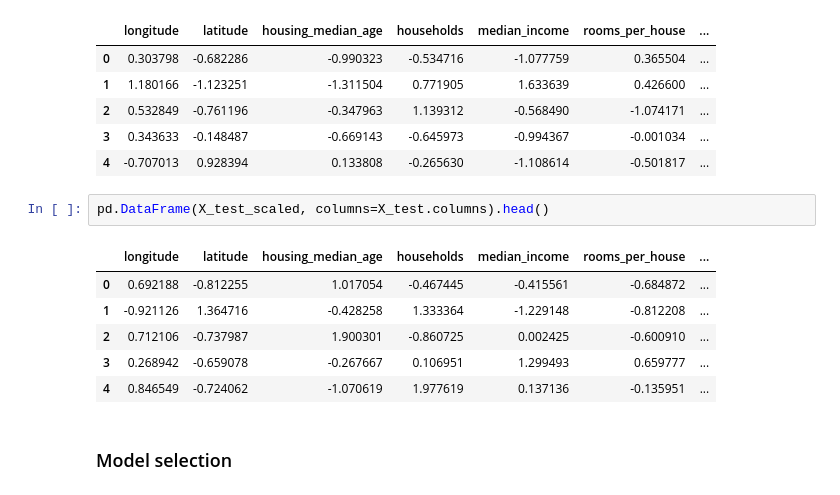
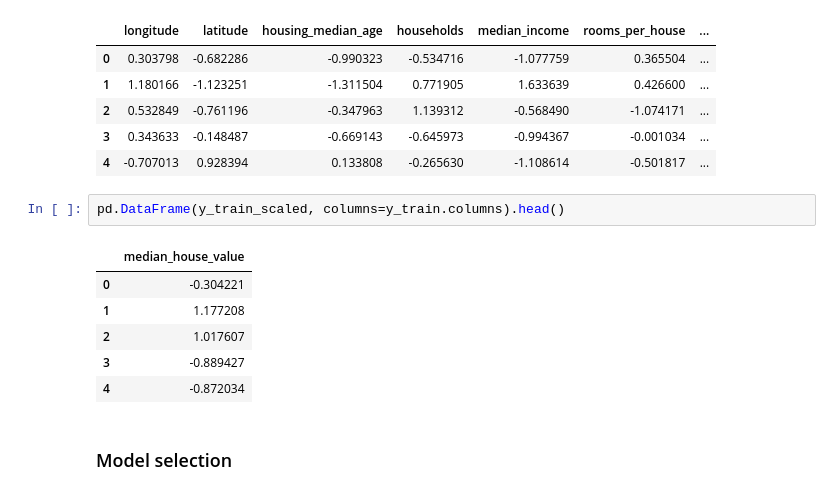
Before and after one commit to saranshkr/house-price-prediction, a Jupyter notebook: house-price-prediction.ipynb, the cells around one changed output. Drawn from its saved outputs; the diff is of its cells as text.

```diff
--- a/house-price-prediction.ipynb
+++ b/house-price-prediction.ipynb
@@ -259,14 +234,14 @@ pd.DataFrame(X_train_scaled, columns=X_train.columns).head()
 | 3 | 0.343633 | -0.148487 | -0.669143 | -0.645973 | -0.994367 | -0.001034 | ... |
 | 4 | -0.707013 | 0.928394 | 0.133808 | -0.265630 | -1.108614 | -0.501817 | ... |
 # %%
-pd.DataFrame(X_test_scaled, columns=X_test.columns).head()
+pd.DataFrame(y_train_scaled, columns=y_train.columns).head()
 # %% [output]
-|  | longitude | latitude | housing_median_age | households | median_income | rooms_per_house | ... |
-| 0 | 0.692188 | -0.812255 | 1.017054 | -0.467445 | -0.415561 | -0.684872 | ... |
-| 1 | -0.921126 | 1.364716 | -0.428258 | 1.333364 | -1.229148 | -0.812208 | ... |
-| 2 | 0.712106 | -0.737987 | 1.900301 | -0.860725 | 0.002425 | -0.600910 | ... |
-| 3 | 0.268942 | -0.659078 | -0.267667 | 0.106951 | 1.299493 | 0.659777 | ... |
-| 4 | 0.846549 | -0.724062 | -1.070619 | 1.977619 | 0.137136 | -0.135951 | ... |
+|  | median_house_value |
+| 0 | -0.304221 |
+| 1 | 1.177208 |
+| 2 | 1.017607 |
+| 3 | -0.889427 |
+| 4 | -0.872034 |
 # %% [markdown]
 ### Model selection
 # %% [markdown]
```
Also changed, not shown: parts of 63 cells of this notebook.
